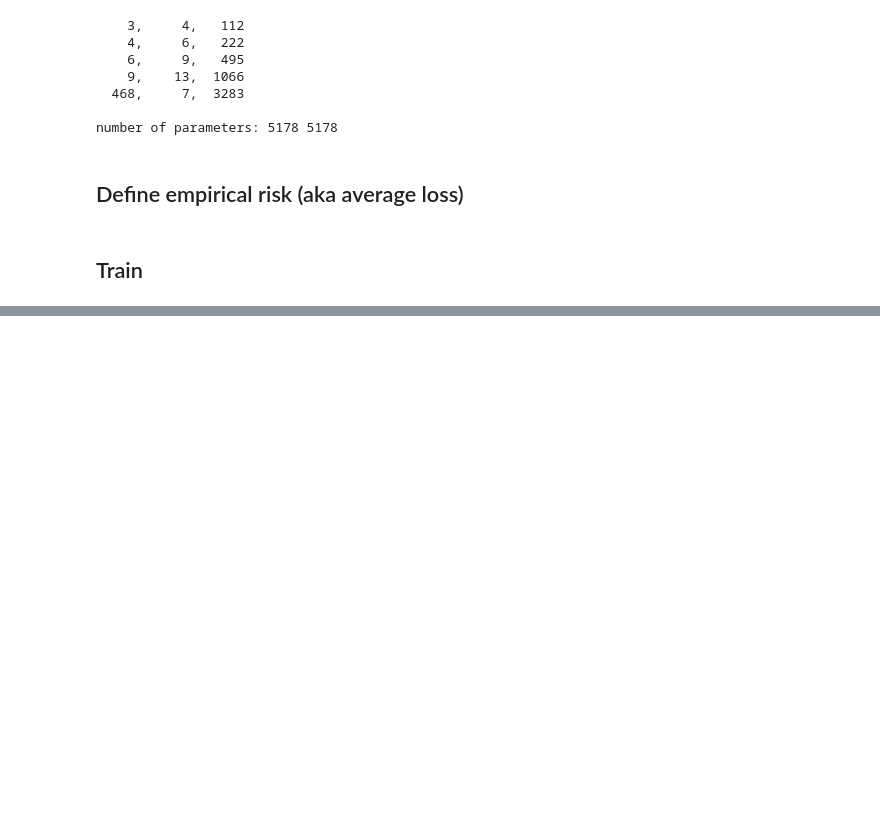
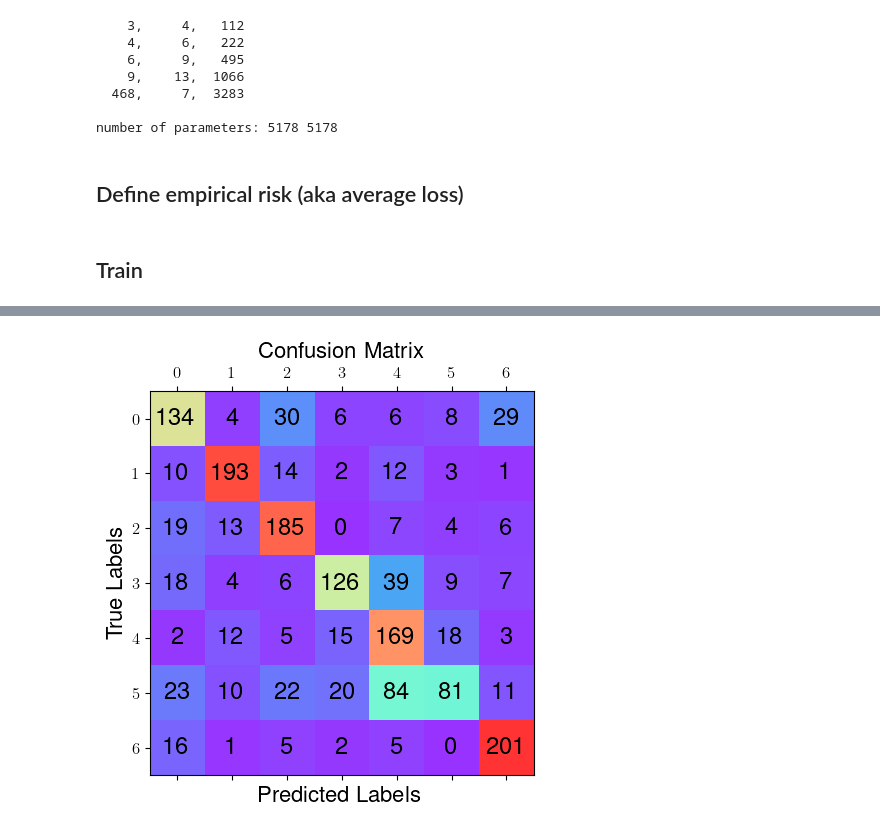
Before and after one commit to hbprosper/MLinPhysics, a Jupyter notebook: Lab04/code/tutorial04.ipynb, the cells around one changed output, grey strips where cells are left out. Saved outputs shown, nothing was run; the diff lists cells and outputs as text; code cells hidden in the pictures; blank space fills up the shorter version.

```diff
--- a/Lab04/code/tutorial04.ipynb
+++ b/Lab04/code/tutorial04.ipynb
@@ -733,0 +755,31 @@ done!
+# %%
+def plot_confusion_matrix(y_pred, y, t=0.5, gfile='confusion_matrix.png'):
+
+    from sklearn.metrics import confusion_matrix
+
+    # Calculate the confusion matrix
+    conf_matrix = confusion_matrix(y_true=y, y_pred=y_pred)
+
+    # Print the confusion matrix using Matplotlib
+    fig, ax = plt.subplots(figsize=(5, 5))
+    ax.matshow(conf_matrix, cmap=plt.cm.rainbow, alpha=0.8)
+
+    for i in range(conf_matrix.shape[0]):
+        for j in range(conf_matrix.shape[1]):
+            ax.text(x=j, y=i, s=conf_matrix[i, j],
+                    va='center', ha='center', size='x-large')
+
+    plt.xlabel('Predicted Labels', fontsize=16)
+    plt.ylabel('True Labels', fontsize=16)
+    plt.title(f'Confusion Matrix', fontsize=16)
+    fig.tight_layout()
+    plt.savefig(gfile)
+    plt.show()
+# %%
+y_hat  = np.argmax(y_pred.data.cpu().numpy(), axis=1)
+
+y_true = test_y.data.cpu().numpy()
+
+plot_confusion_matrix(y_hat, y_true)
+# %% [output]
+[figure, added]
```
Also changed, not shown: parts of 5 cells of this notebook.
